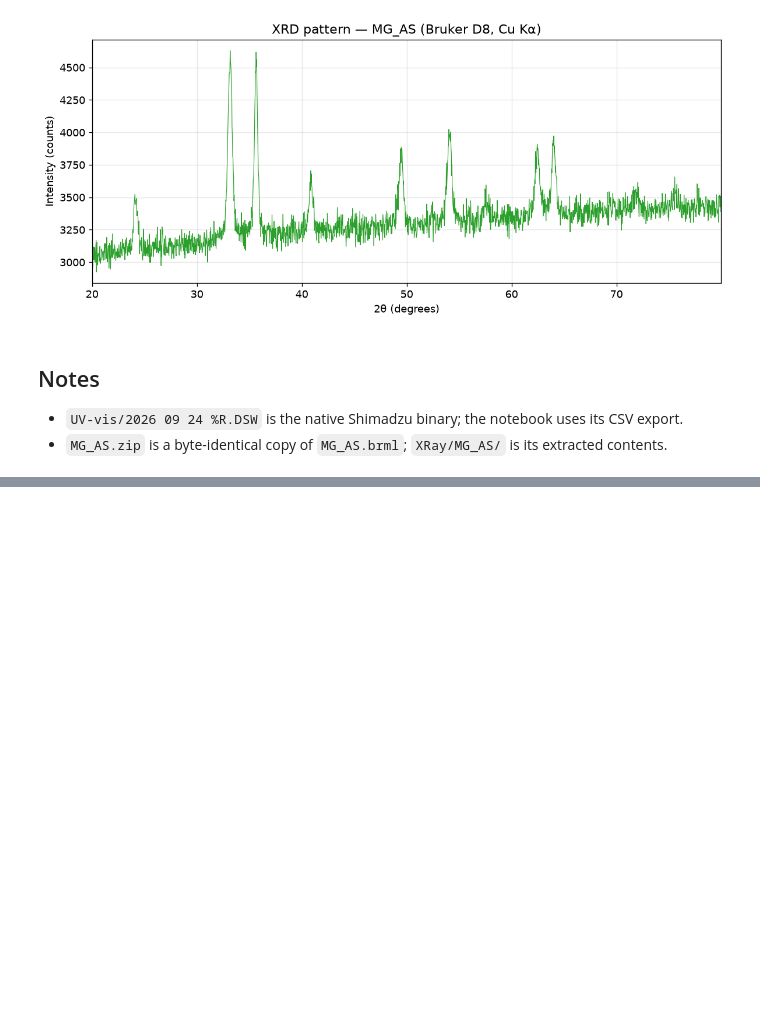
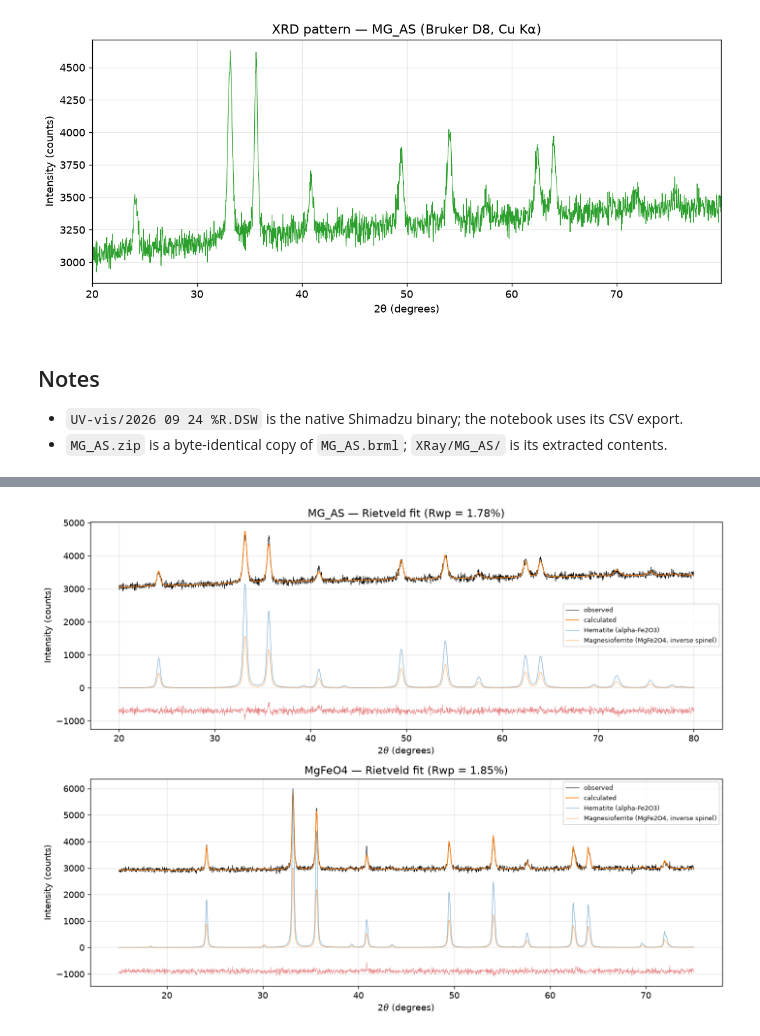
Before and after one commit to rifu-uni/tcb, a Jupyter notebook: uvvis_xrd_analysis.ipynb, the cells around one changed output, grey strips where cells are left out. Drawn from its saved outputs; the diff is of its cells as text; code cells hidden in the pictures; blank space fills up the shorter version.

```diff
--- a/uvvis_xrd_analysis.ipynb
+++ b/uvvis_xrd_analysis.ipynb
@@ -137,0 +151,9 @@ plt.show()
+# %%
+import sys
+sys.path.insert(0, str(DATA_DIR / "rietveld"))
+
+from rietveld_tcb import refine_pattern, plot
+
+fits = {}
+for tag, rel in [("MG_AS", "XRay/MG_AS.brml"), ("MgFeO4", "Xray2/MgFeO4.brml")]:
+    fits[tag] = refine_pattern(tag, DATA_DIR / rel)
@@ -137,0 +175,8 @@ plt.show()
+# %%
+fig, axes = plt.subplots(2, 1, figsize=(12, 9), sharex=False)
+for ax, (tag, R) in zip(axes, fits.items()):
+    plot(R, tag, ax)
+fig.tight_layout()
+plt.show()
+# %% [output]
+[figure, added]
```
Also changed, not shown: parts of 4 cells of this notebook, 8 other files.
